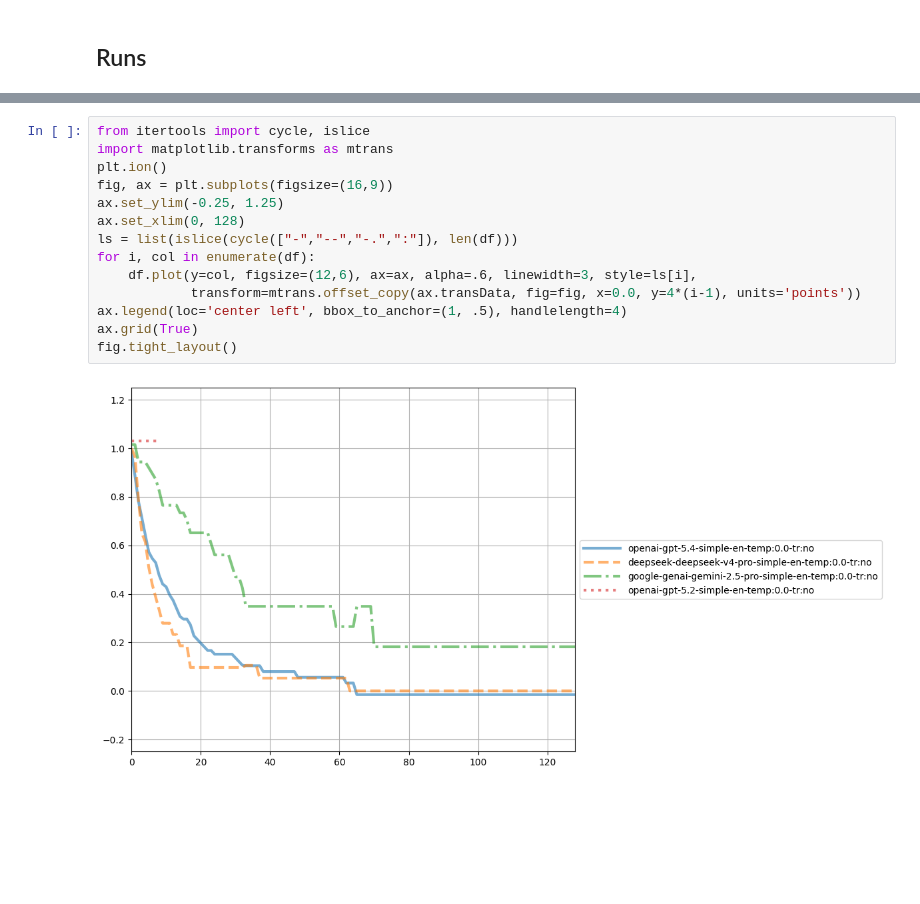
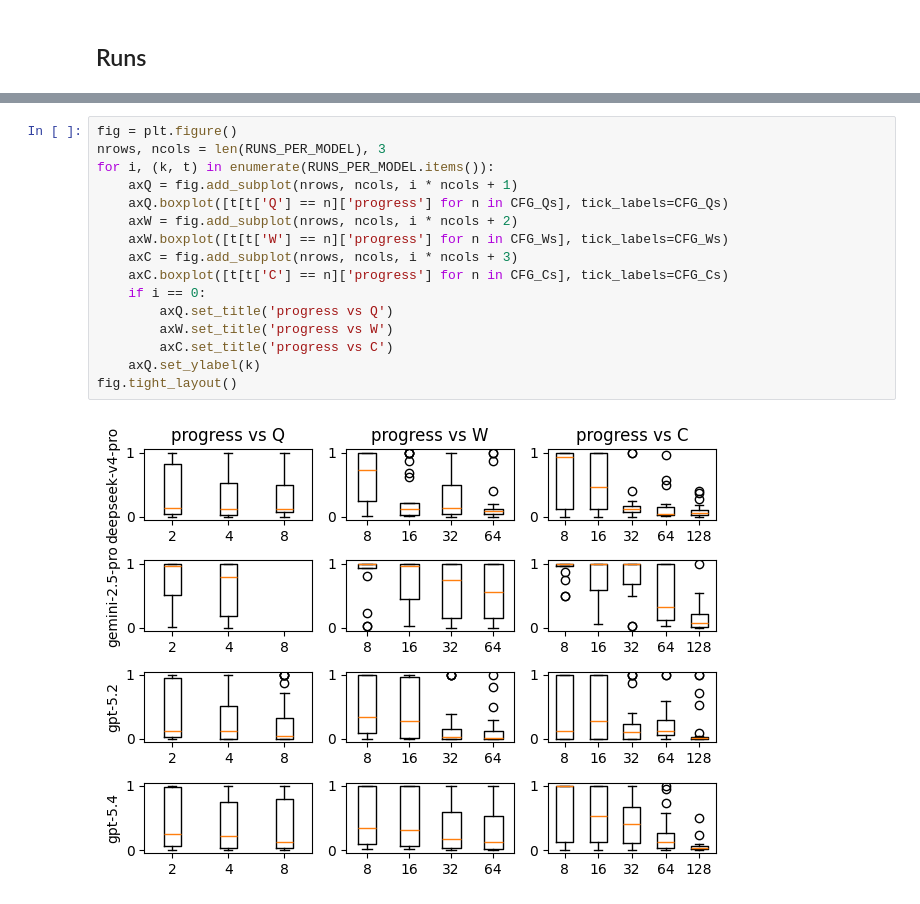
Before and after one commit to PUC-Behring-Institute-for-AI/umllm, a Jupyter notebook: evaluations/plot.ipynb, the cells around one changed output, grey strips where cells are left out. Cells and saved outputs as stored; diff of their text form; blank space fills up the shorter version.

```diff
--- a/evaluations/plot.ipynb
+++ b/evaluations/plot.ipynb
@@ -193,16 +142,18 @@ fig.tight_layout()
-# %%
-from itertools import cycle, islice
-import matplotlib.transforms as mtrans
-plt.ion()
-fig, ax = plt.subplots(figsize=(16,9))
-ax.set_ylim(-0.25, 1.25)
-ax.set_xlim(0, 128)
-ls = list(islice(cycle(["-","--","-.",":"]), len(df)))
-for i, col in enumerate(df):
-    df.plot(y=col, figsize=(12,6), ax=ax, alpha=.6, linewidth=3, style=ls[i],
-            transform=mtrans.offset_copy(ax.transData, fig=fig, x=0.0, y=4*(i-1), units='points'))
-ax.legend(loc='center left', bbox_to_anchor=(1, .5), handlelength=4)
-ax.grid(True)
-fig.tight_layout()
-# %% [output]
-[figure, removed]
+# %%
+fig = plt.figure()
+nrows, ncols = len(RUNS_PER_MODEL), 3
+for i, (k, t) in enumerate(RUNS_PER_MODEL.items()):
+    axQ = fig.add_subplot(nrows, ncols, i * ncols + 1)
+    axQ.boxplot([t[t['Q'] == n]['progress'] for n in CFG_Qs], tick_labels=CFG_Qs)
+    axW = fig.add_subplot(nrows, ncols, i * ncols + 2)
+    axW.boxplot([t[t['W'] == n]['progress'] for n in CFG_Ws], tick_labels=CFG_Ws)
+    axC = fig.add_subplot(nrows, ncols, i * ncols + 3)
+    axC.boxplot([t[t['C'] == n]['progress'] for n in CFG_Cs], tick_labels=CFG_Cs)
+    if i == 0:
+        axQ.set_title('progress vs Q')
+        axW.set_title('progress vs W')
+        axC.set_title('progress vs C')
+    axQ.set_ylabel(k)
+fig.tight_layout()
+# %% [output]
+[figure, added]
```
Also changed, not shown: parts of 20 cells of this notebook, 1 other file.
